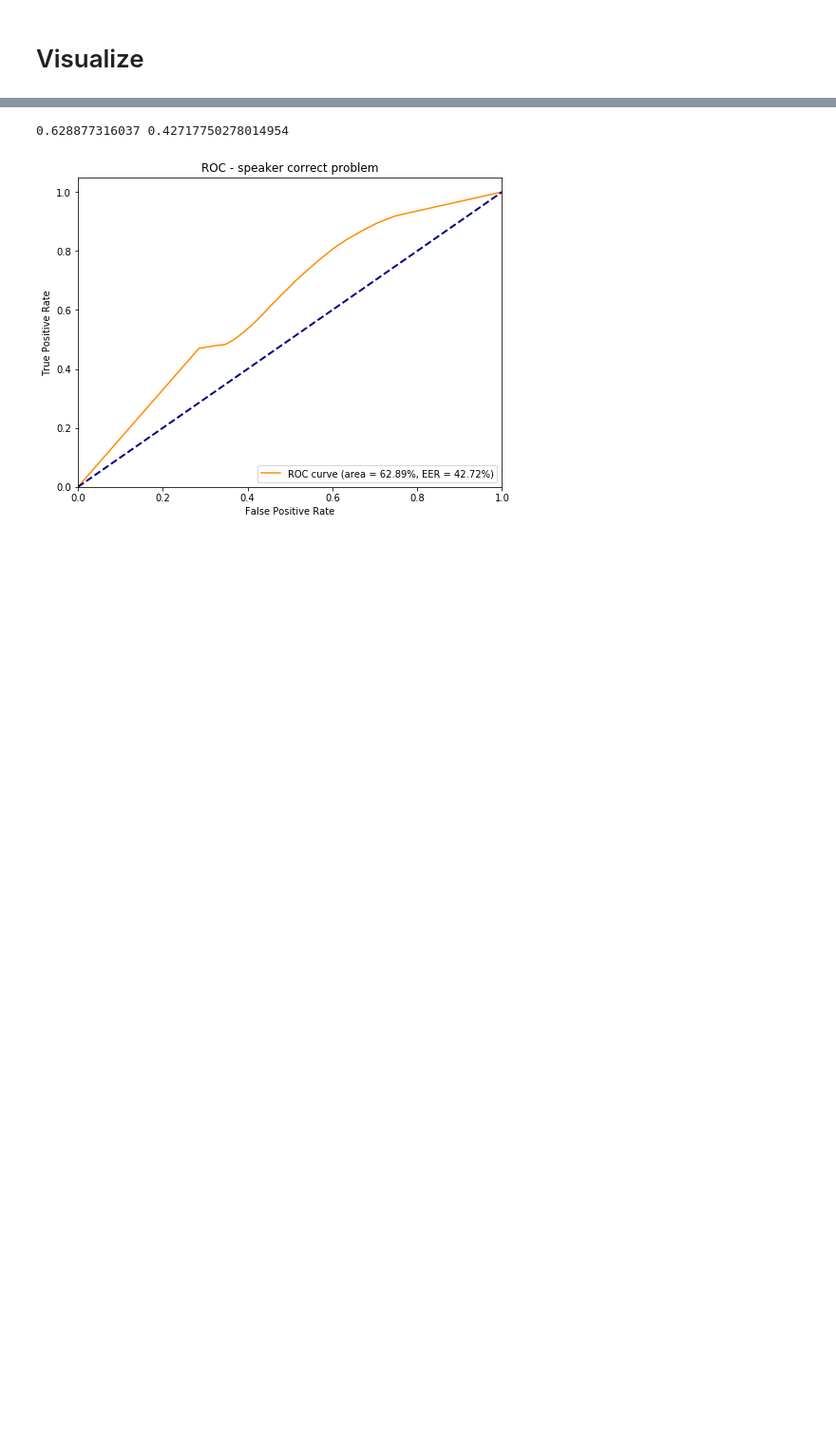
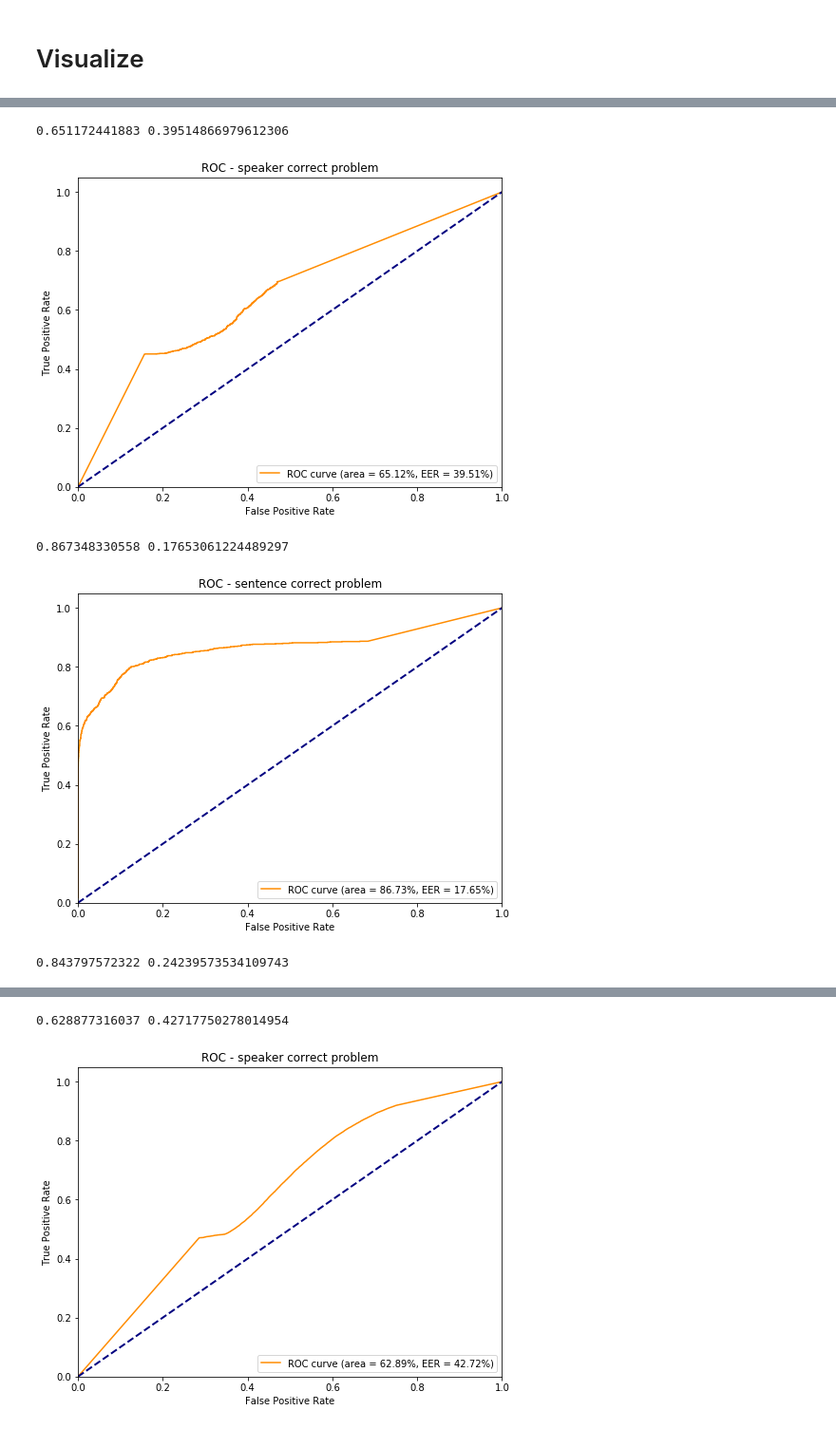
Before and after one commit to michalsosn/paprotka, a Jupyter notebook: notebooks/RedDots - DNN DeepSpeech.ipynb, the cells around one changed output, grey strips where cells are left out. Shown: that part at 95% size. Saved outputs shown, nothing was run; the diff lists cells and outputs as text; code cells hidden in the pictures; blank space fills up the shorter version.

```diff
--- a/notebooks/RedDots - DNN DeepSpeech.ipynb
+++ b/notebooks/RedDots - DNN DeepSpeech.ipynb
@@ -671,0 +693,9 @@ trials_1_results['both_prob'] = np.exp(trials_1_results.speaker_score - np.maxim
+# %%
+# viterbi - wider 8
+visualize_results(trials_1_results[~trials_1_results.too_short])
+# %% [output]
+0.651172441883 0.39514866979612306
+[figure, added]
+0.867348330558 0.17653061224489297
+[figure, added]
+0.843797572322 0.24239573534109743
```
Also changed, not shown: parts of 9 cells of this notebook, 2 other files.
